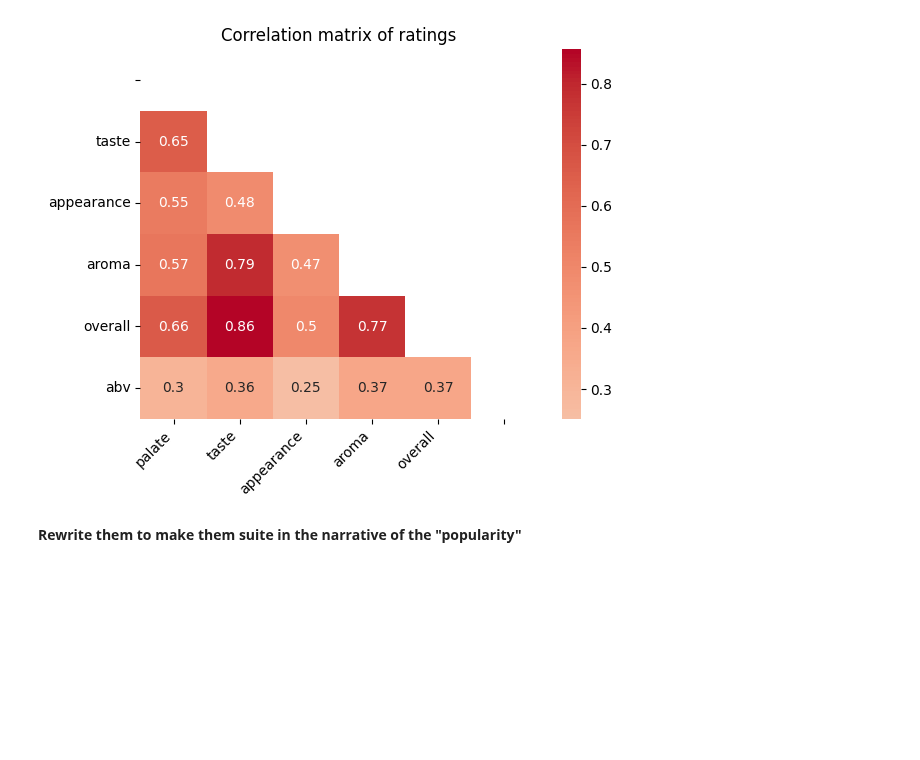
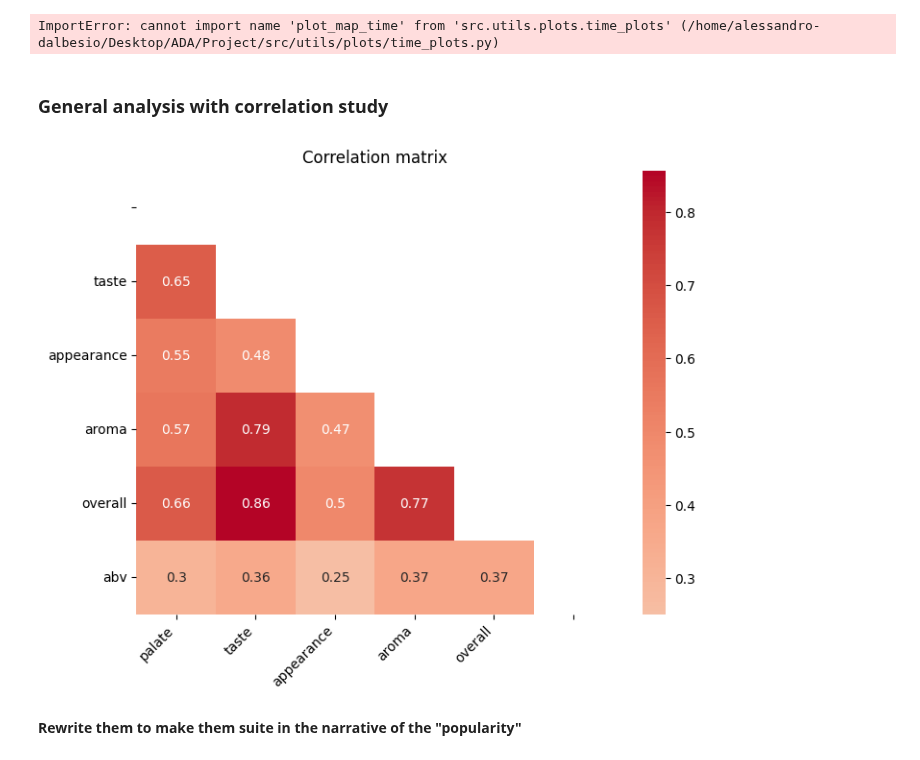
Before and after one commit to epfl-ada/ada-2024-project-sadamasochists, a Jupyter notebook: analysis/general.ipynb, the cells around one changed output. Drawn from its saved outputs; the diff is of its cells as text; code cells hidden in the pictures; blank space fills up the shorter version.

```diff
--- a/analysis/general.ipynb
+++ b/analysis/general.ipynb
@@ -3,13 +6,7 @@
 import pandas as pd
 import os
 import plotly.express as px
-import numpy as np
-from matplotlib import pyplot as plt
-import seaborn as sns
-
-import sys
-sys.path.append('../src/')
-from utils.map import us_remapping, plot_map
+from src.utils.plots import *
 
 # Set the data folder
 DATA_FOLDER = os.path.join(os.getcwd(), '../data/processed/')
@@ -19,18 +16,15 @@ df_beers = pd.read_parquet(DATA_FOLDER + 'beers.pq')
 df_breweries = pd.read_parquet(DATA_FOLDER + 'breweries.pq')
 df_users = pd.read_parquet(DATA_FOLDER + 'users.pq')
 df_ratings_no_text = pd.read_parquet(DATA_FOLDER + 'ratings_no_text.pq')
+# %% [output]
+ImportError: cannot import name 'plot_map_time' from 'src.utils.plots.time_plots' (/home/alessandro-dalbesio/Desktop/ADA/Project/src/utils/plots/time_plots.py)
-# %%
-corr = df_ratings_no_text[['palate','taste','appearance','aroma','overall','abv']].corr()
-xlabels = list(corr.columns[:-1]) + ['']
-ylabels = [''] + list(corr.columns[1:])
-mask = np.triu(np.ones_like(corr, dtype=bool))
-sns.heatmap(corr, mask=mask, annot=True, cmap='coolwarm', center=0, xticklabels=xlabels, yticklabels=ylabels)
-plt.title('Correlation matrix of ratings')
-plt.xticks(rotation=45, ha='right')
-plt.yticks(rotation=0)
-plt.show()
-# %% [output]
-[figure, removed]
+# %% [markdown]
+### General analysis with correlation study
+# %%
+corr = df_ratings_no_text[['palate','taste','appearance','aroma','overall','abv']].corr()
+plot_correlation_matrix(df_ratings_no_text[['palate','taste','appearance','aroma','overall','abv']])
+# %% [output]
+[figure, added]
 # %% [markdown]
 <b>Rewrite them to make them suite in the narrative of the "popularity"</b>
 # %% [markdown]
```
Also changed, not shown: parts of 13 cells of this notebook, 8 other files.
